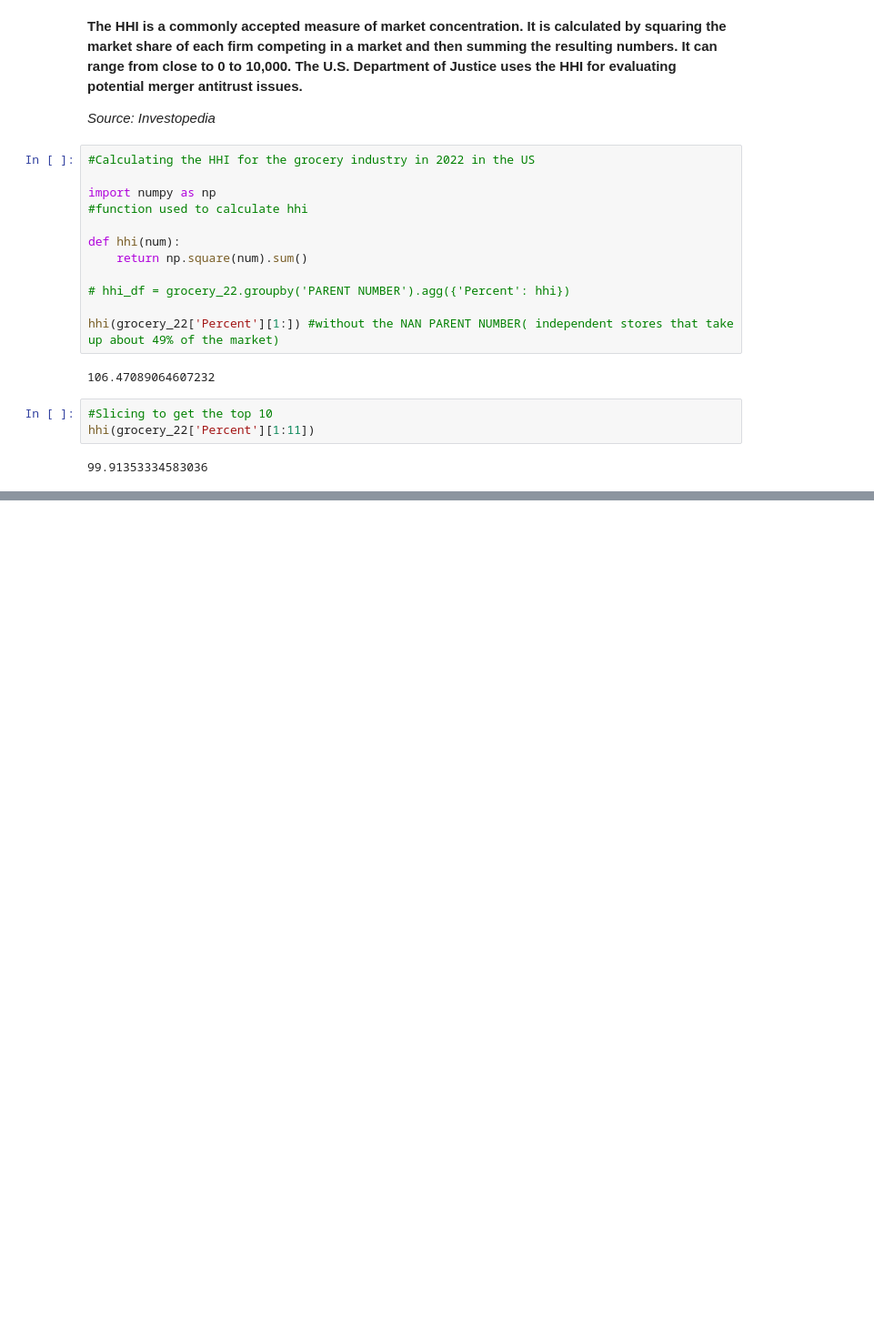
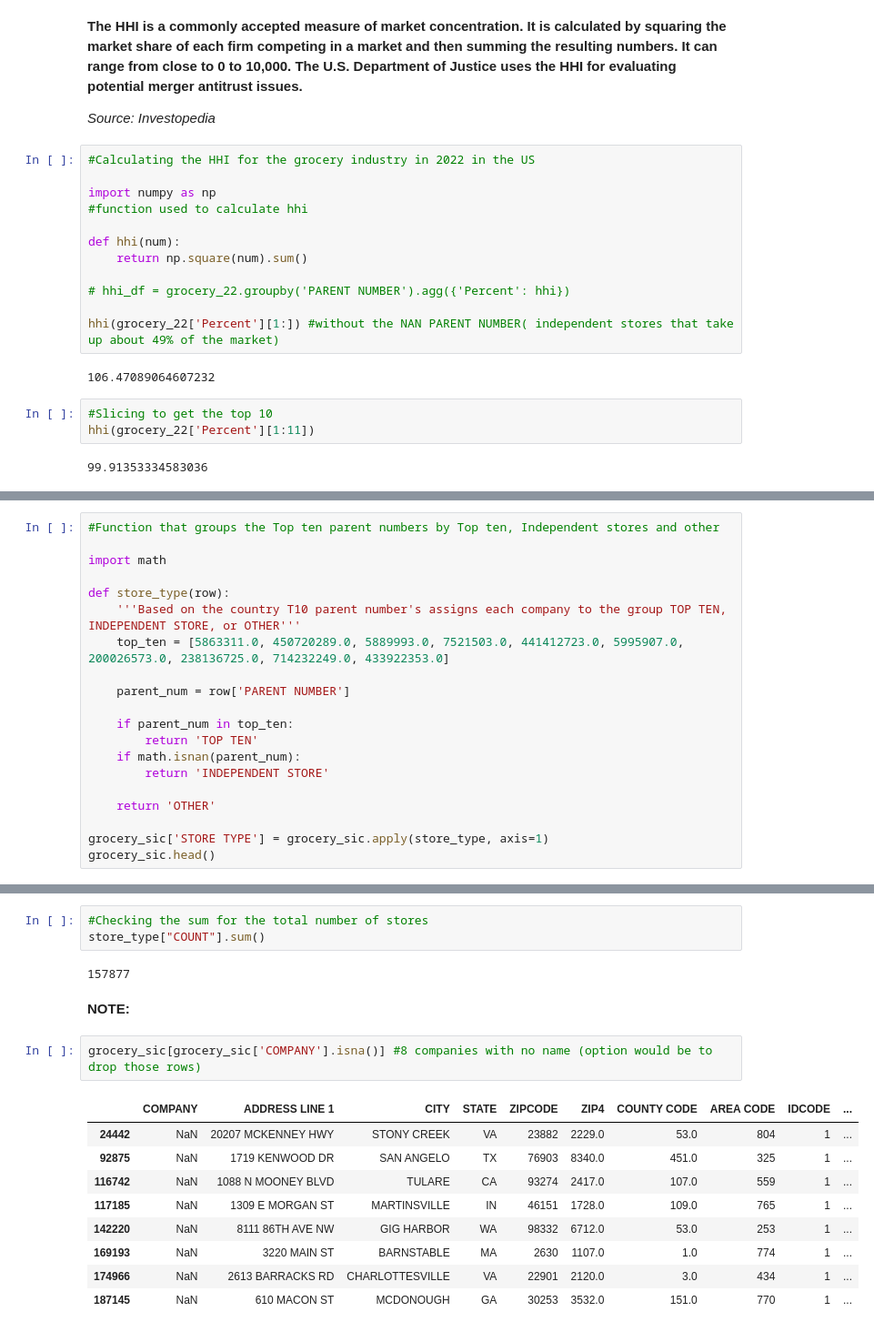
Before and after one commit to uchicago-dsi/rafi-grocery, a Jupyter notebook: Data Exploration Week1.ipynb, the cells around one changed output, grey strips where cells are left out. Shown at 91% size. Saved outputs shown, nothing was run; the diff lists cells and outputs as text; blank space fills up the shorter version.

```diff
--- a/Data Exploration Week1.ipynb
+++ b/Data Exploration Week1.ipynb
@@ -237,0 +275,20 @@ As a general rule, mergers that increase the HHI by more than 200 points in high
+# %%
+#Function that groups the Top ten parent numbers by Top ten, Independent stores and other
+
+import math
+
+def store_type(row):
+    '''Based on the country T10 parent number's assigns each company to the group TOP TEN, INDEPENDENT STORE, or OTHER'''
+    top_ten = [5863311.0, 450720289.0, 5889993.0, 7521503.0, 441412723.0, 5995907.0, 200026573.0, 238136725.0, 714232249.0, 433922353.0]
+
+    parent_num = row['PARENT NUMBER']
+
+    if parent_num in top_ten:
+        return 'TOP TEN'
+    if math.isnan(parent_num):
+        return 'INDEPENDENT STORE'
+
+    return 'OTHER'
+
+grocery_sic['STORE TYPE'] = grocery_sic.apply(store_type, axis=1)
+grocery_sic.head()
@@ -237,0 +317,19 @@ As a general rule, mergers that increase the HHI by more than 200 points in high
+# %%
+#Checking the sum for the total number of stores
+store_type["COUNT"].sum()
+# %% [output]
+157877
+# %% [markdown]
+**NOTE:**
+# %%
+grocery_sic[grocery_sic['COMPANY'].isna()] #8 companies with no name (option would be to drop those rows)
+# %% [output]
+|  | COMPANY | ADDRESS LINE 1 | CITY | STATE | ZIPCODE | ZIP4 | COUNTY CODE | AREA CODE | IDCODE | ... |
+| 24442 | NaN | 20207 MCKENNEY HWY | STONY CREEK | VA | 23882 | 2229.0 | 53.0 | 804 | 1 | ... |
+| 92875 | NaN | 1719 KENWOOD DR | SAN ANGELO | TX | 76903 | 8340.0 | 451.0 | 325 | 1 | ... |
+| 116742 | NaN | 1088 N MOONEY BLVD | TULARE | CA | 93274 | 2417.0 | 107.0 | 559 | 1 | ... |
+| 117185 | NaN | 1309 E MORGAN ST | MARTINSVILLE | IN | 46151 | 1728.0 | 109.0 | 765 | 1 | ... |
+| 142220 | NaN | 8111 86TH AVE NW | GIG HARBOR | WA | 98332 | 6712.0 | 53.0 | 253 | 1 | ... |
+| 169193 | NaN | 3220 MAIN ST | BARNSTABLE | MA | 2630 | 1107.0 | 1.0 | 774 | 1 | ... |
+| 174966 | NaN | 2613 BARRACKS RD | CHARLOTTESVILLE | VA | 22901 | 2120.0 | 3.0 | 434 | 1 | ... |
+| 187145 | NaN | 610 MACON ST | MCDONOUGH | GA | 30253 | 3532.0 | 151.0 | 770 | 1 | ... |
```
Also changed, not shown: parts of 20 cells of this notebook.
